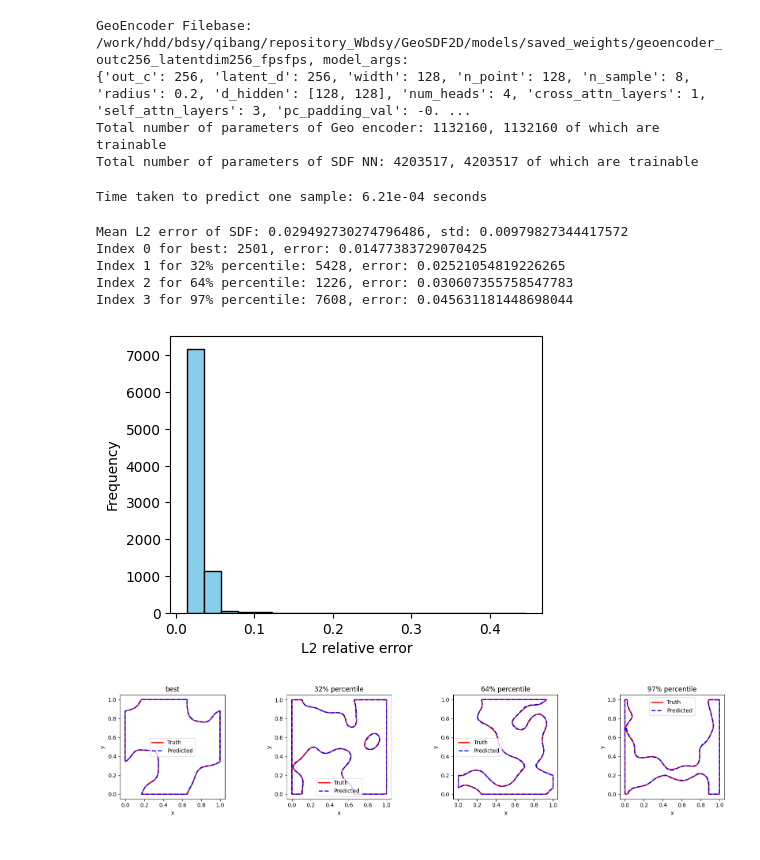
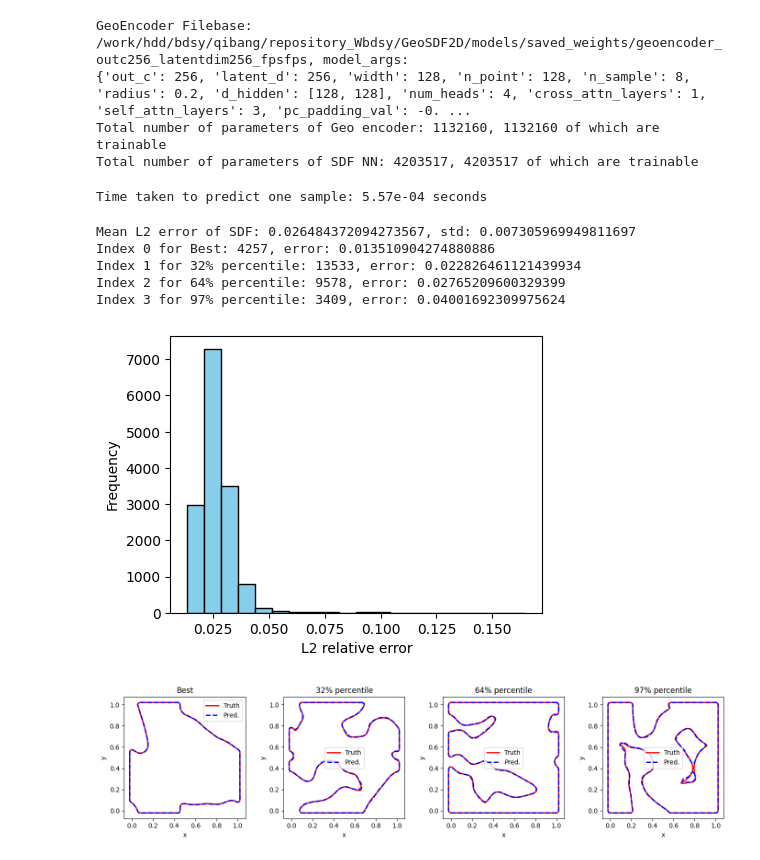
Before and after one commit to QibangLiu/SDFGeoDesign, a Jupyter notebook: postprocess_geoencoder.ipynb, the cells around one changed output. Drawn from its saved outputs; the diff is of its cells as text; code cells hidden in the pictures.

```diff
--- a/postprocess_geoencoder.ipynb
+++ b/postprocess_geoencoder.ipynb
@@ -13,8 +13,8 @@ configs.POINTS_CLOUD_PADDING_VALUE=-0.1
 device = "cuda" if torch.cuda.is_available() else "cpu"
 # %%
-configs = models_configs()
-filebase = configs["GeoEncoder"]["filebase"]
-model_args = configs["GeoEncoder"]["model_args"]
+configs_m = models_configs()
+filebase = configs_m["GeoEncoder"]["filebase"]
+model_args = configs_m["GeoEncoder"]["model_args"]
 print(f"\n\nGeoEncoder Filebase: {filebase}, model_args:")
 print(model_args)
 geo_encoder, sdf_NN = LoadGeoEncoderModel(
@@ -25,7 +25,7 @@ GeoEncoder Filebase: /work/hdd/bdsy/qibang/repository_Wbdsy/GeoSDF2D/models/save
 Total number of parameters of Geo encoder: 1132160, 1132160 of which are trainable
 Total number of parameters of SDF NN: 4203517, 4203517 of which are trainable
 # %%
-train_dataset, test_dataset, grid_coor, sdf_inv_scaler, _ = LoadData()
+train_dataset, test_dataset, grid_coor, sdf_inv_scaler, _ = LoadData(geoencoder=True)
 
 x_grids = grid_coor[:, 0].reshape(120, -1).cpu().numpy()
 y_grids = grid_coor[:, 1].reshape(120, -1).cpu().numpy()
@@ -77,15 +79,15 @@ def plot_geo_from_sdf(sdf, ax, line_style, label):
 time_start=time.time()
 test_loader = DataLoader(test_dataset, batch_size=1024, shuffle=False)
 sd_pred, sd_true = predict(test_loader, geo_encoder, sdf_NN, grid_coor)
-sd_pred = sdf_inv_scaler(sd_pred)
-sd_true = sdf_inv_scaler(sd_true)
+sd_pred_inv = sdf_inv_scaler(sd_pred)
+sd_true_inv = sdf_inv_scaler(sd_true)
 time_end=time.time()
 print(f"Time taken to predict one sample: {(time_end-time_start)/len(sd_pred):.2e} seconds")
 # %% [output]
-Time taken to predict one sample: 6.21e-04 seconds
+Time taken to predict one sample: 5.57e-04 seconds
 # %%
-error_s = np.linalg.norm(sd_pred-sd_true, axis=1) / \
-        np.linalg.norm(sd_true, axis=1)
+error_s = np.linalg.norm(sd_pred_inv-sd_true_inv, axis=1) / \
+        np.linalg.norm(sd_true_inv, axis=1)
 mean, std = np.mean(error_s), np.std(error_s)
 fig = plt.figure(figsize=(4.8, 3.6))
 ax = plt.subplot(1, 1, 1)
@@ -93,43 +95,43 @@ ax = plt.subplot(1, 1, 1)
 _ = ax.hist(error_s, bins=20, color="skyblue", edgecolor="black")
 ax.set_xlabel("L2 relative error")
 ax.set_ylabel("Frequency")
 
 print(f"Mean L2 error of SDF: {mean}, std: {std}")
 
 sort_idx = np.argsort(error_s)
-titles = ["best", "32% percentile", "64% percentile", "97% percentile"]
+titles = ["Best", "32% percentile", "64% percentile", "97% percentile"]
 min_index = sort_idx[0]
 max_index = sort_idx[int(len(sort_idx)*0.97-1)]
 median_index = sort_idx[int(len(sort_idx) * 0.32)]
 median_index2 = sort_idx[int(len(sort_idx) * 0.64)]
 indices = np.array([min_index, median_index, median_index2, max_index])
 for i in range(len(indices)):
     print(
         f"Index {i} for {titles[i]}: {indices[i]}, error: {error_s[indices[i]]}")
 
 nr, nc = 1, 4
-fig = plt.figure(figsize=(nc*4.8, nr*3.6))
+fig = plt.figure(figsize=(nc*3.6, nr*3.6))
 for i, index in enumerate(indices):
     ax = plt.subplot(nr, nc, i+1)
     sd_pred_i = sd_pred[index].reshape(x_grids.shape)
     sd_true_i = sd_true[index].reshape(x_grids.shape)
     plot_geo_from_sdf(sd_true_i, ax, 'r', label="Truth")
-    plot_geo_from_sdf(sd_pred_i, ax, '--b', label="Predicted")
+    plot_geo_from_sdf(sd_pred_i, ax, '--b', label="Pred.")
     ax.legend()
     ax.set_xlabel("x")
     ax.set_ylabel("y")
     ax.set_aspect("equal")
     ax.set_title(f"{titles[i]}")
 
     plt.tight_layout()
 # %% [output]
-Mean L2 error of SDF: 0.029492730274796486, std: 0.00979827344417572
-Index 0 for best: 2501, error: 0.01477383729070425
-Index 1 for 32% percentile: 5428, error: 0.02521054819226265
-Index 2 for 64% percentile: 1226, error: 0.030607355758547783
-Index 3 for 97% percentile: 7608, error: 0.045631181448698044
+Mean L2 error of SDF: 0.026484372094273567, std: 0.007305969949811697
+Index 0 for Best: 4257, error: 0.013510904274880886
+Index 1 for 32% percentile: 13533, error: 0.022826461121439934
+Index 2 for 64% percentile: 9578, error: 0.02765209600329399
+Index 3 for 97% percentile: 3409, error: 0.04001692309975624
-[figure, old version]
+[figure, new version]
-[figure, old version]
+[figure, new version]
 # %%
 # Extract data from test_dataset
 test_data = test_dataset[min_index]
```
Also changed, not shown: parts of 5 cells of this notebook, 16 other files.
